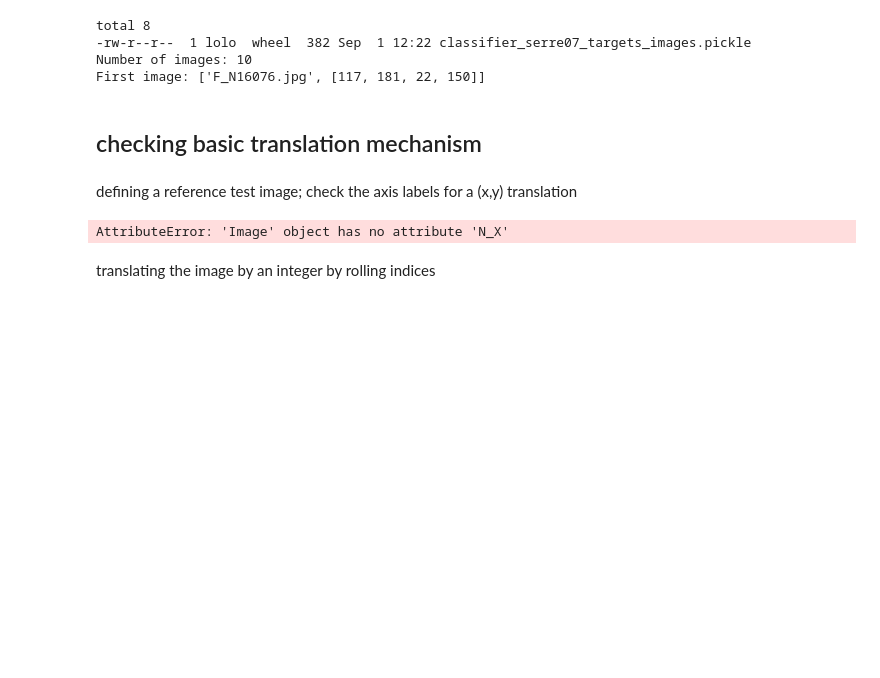
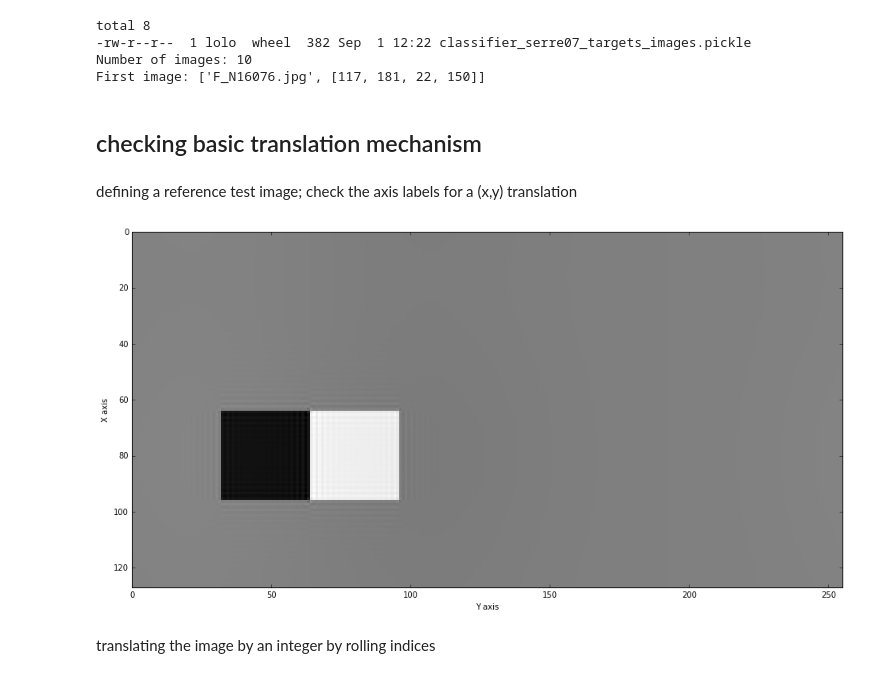
Before and after one commit to bicv/SLIP, a Jupyter notebook: test_SLIP.ipynb, the cells around one changed output. Saved outputs shown, nothing was run; the diff lists cells and outputs as text; code cells hidden in the pictures; blank space fills up the shorter version.

```diff
--- a/test_SLIP.ipynb
+++ b/test_SLIP.ipynb
@@ -325,12 +325,12 @@ First image: ['F_N16076.jpg', [117, 181, 22, 150]]
 defining a reference test image; check the axis labels for a (x,y) translation
 # %%
 im = Image({'N_X':128, 'N_Y':256})
-image = np.zeros((im.N_X, im.N_Y))
-image[im.N_X/2:im.N_X/2+im.N_X/4, im.N_X/2:im.N_X/2+im.N_X/4] = 1 # white square on the right
-image[im.N_X/2:im.N_X/2+im.N_X/4, im.N_X/4:im.N_X/2] = -1  # black square on its left
+image = np.zeros((im.pe.N_X, im.pe.N_Y))
+image[im.pe.N_X/2:im.pe.N_X/2+im.pe.N_X/4, im.pe.N_X/2:im.pe.N_X/2+im.pe.N_X/4] = 1 # white square on the right
+image[im.pe.N_X/2:im.pe.N_X/2+im.pe.N_X/4, im.pe.N_X/4:im.pe.N_X/2] = -1  # black square on its left
 _ = im.imshow(image, axis=True)
 # %% [output]
-AttributeError: 'Image' object has no attribute 'N_X'
+[figure, added]
 # %% [markdown]
 translating the image by an integer by rolling indices
 # %%
```
Also changed, not shown: parts of 37 cells of this notebook, 1 other file.
